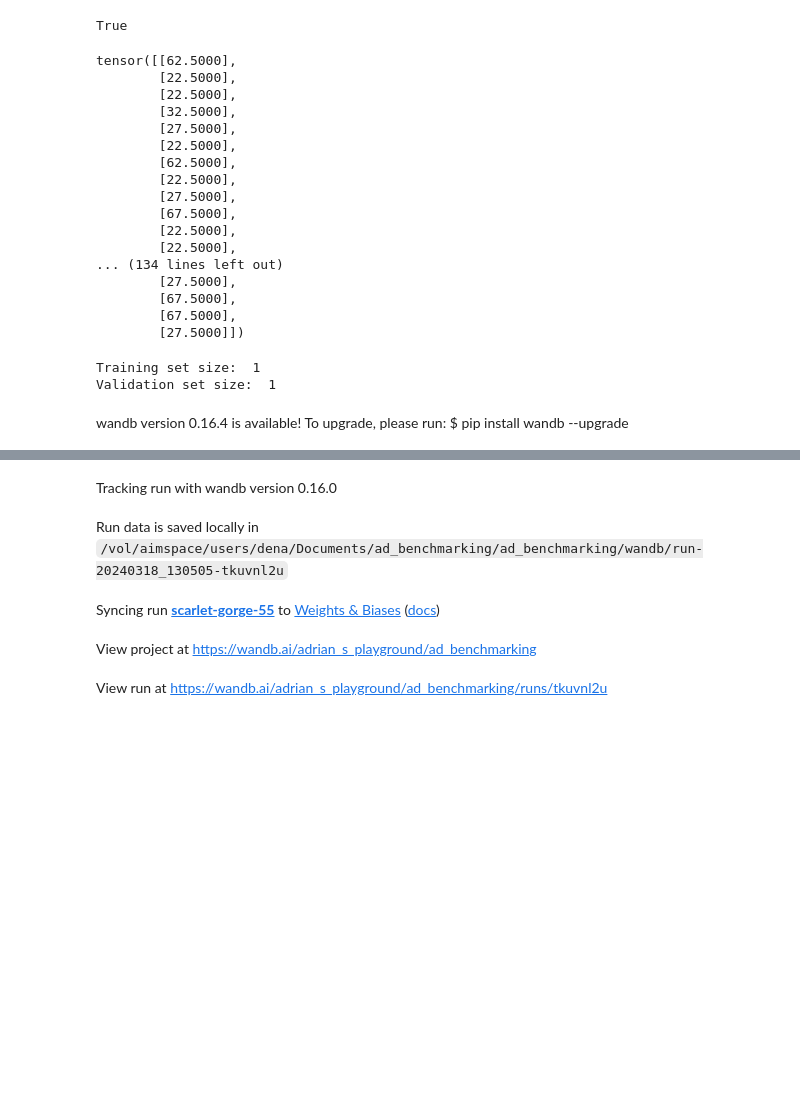
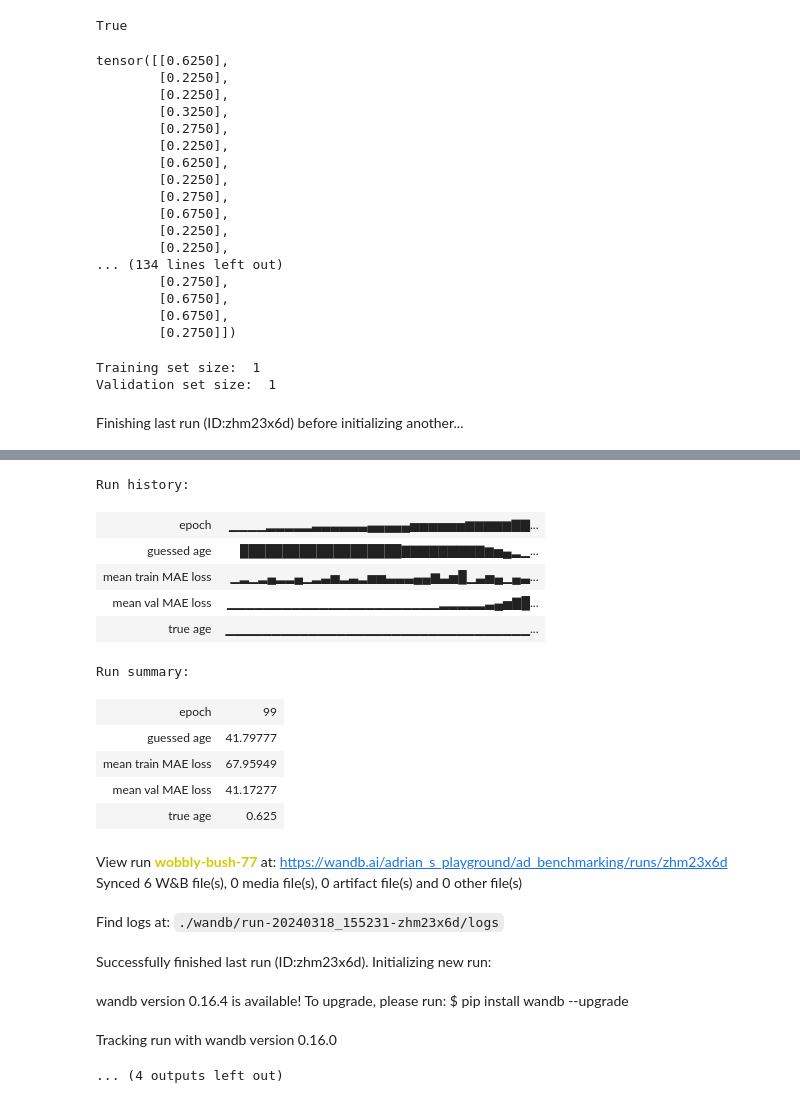
Before and after one commit to ad045/ad_benchmarking, a Jupyter notebook: train_nb.ipynb, the cells around one changed output, grey strips where cells are left out. Drawn from its saved outputs; the diff is of its cells as text; code cells hidden in the pictures; blank space fills up the shorter version.

Commit message:
DeepNet Model works is running, but is unable to learn

```diff
--- a/train_nb.ipynb
+++ b/train_nb.ipynb
@@ -122,18 +122,18 @@ class Namespace:
     def __init__(self, **kwargs):
         self.__dict__.update(kwargs)
 # %%
-args = Namespace(batch_size=64,
-    epochs=200,
+args = Namespace(batch_size=16,
+    epochs=100,
     acum_iter=1,
-    model='first_shallow_conv_net_regression', #shallow_conv_net',  # deep_conv_net, simple_classifier
+    model='deep_conv_net', #first_shallow_conv_net_regression', #shallow_conv_net',  # deep_conv_net, simple_classifier
     input_channels=1,
     input_electrodes=61,
-    time_steps=100,
+    time_steps=210,
     optimizer='adamw', #'adam_w',
     criterion='mse',
-    lr=0.012,
-    patience=100,
-    sufficient_accuracy=0.001, #-np.inf,
+    lr=0.1,
+    patience=1000,
+    sufficient_accuracy=1, #-np.inf,
     max_delta=0,
     data_path='/vol/aimspace/users/dena/Documents/mae/data/lemon/data_raw_train.pt',
     # Classification
@@ -156,25 +156,25 @@ args = Namespace(batch_size=64,
 # Validation set size:  1
 # %%
 X = torch.load(args.labels_path, map_location=torch.device('cpu')) # load to ram
-X
+X/100
 # %% [output]
-tensor([[62.5000],
-        [22.5000],
-        [22.5000],
-        [32.5000],
-        [27.5000],
-        [22.5000],
-        [62.5000],
-        [22.5000],
-        [27.5000],
-        [67.5000],
-        [22.5000],
-        [22.5000],
+tensor([[0.6250],
+        [0.2250],
+        [0.2250],
+        [0.3250],
+        [0.2750],
+        [0.2250],
+        [0.6250],
+        [0.2250],
+        [0.2750],
+        [0.6750],
+        [0.2250],
+        [0.2250],
 ... (134 lines left out)
-        [27.5000],
-        [67.5000],
-        [67.5000],
-        [27.5000]])
+        [0.2750],
+        [0.6750],
+        [0.6750],
+        [0.2750]])
 # %%
 # print('job dir: {}'.format(os.path.dirname(os.path.realpath(__file__))))
 # print("{}".format(args).replace(', ', ',\n'))
@@ -187,10 +187,10 @@ torch.manual_seed(seed)
 np.random.seed(seed)
 
 dataset_train = dataset.EEGDataset(data_path=args.data_path, labels_path=args.labels_path,
-                            train=True, number_samples=args.number_samples, length_samples=args.time_steps,
+                            train=True, number_samples=args.number_samples, length_samples=args.time_steps, scaled=True,
                             args=args)
 dataset_val = dataset.EEGDataset(data_path=args.data_path, labels_path=args.labels_path,
-                            train=True, number_samples=args.number_samples, length_samples=args.time_steps,
+                            train=True, number_samples=args.number_samples, length_samples=args.time_steps, scaled=True,
                             args=args)
 
 print("Training set size: ", len(dataset_train))
@@ -261,4 +261,4 @@ else:
 # %% [output]
 Training set size:  1
 Validation set size:  1
-wandb version 0.16.4 is available! To upgrade, please run: $ pip install wandb --upgrade
+Finishing last run (ID:zhm23x6d) before initializing another...
@@ -265,5 +266,19 @@ wandb version 0.16.4 is available! To upgrade, please run: $ pip install wandb -
+Run history:
+| epoch | ▁▁▁▁▂▂▂▂▂▃▃▃▃▃▃▄▄▄▄▄▅▅▅▅▅▅▆▆▆▆▆▇▇... |
+| guessed age | ███████████████████▇▇▇▇▇▇▇▇▇▆▅▄▂▁... |
+| mean train MAE loss | ▁▂▁▂▄▂▂▄▁▂▃▅▂▃▂▅▅▃▃▃▄▄▆▃▅█▁▃▅▄▁▄▃... |
+| mean val MAE loss | ▁▁▁▁▁▁▁▁▁▁▁▁▁▁▁▁▁▁▁▁▁▁▁▂▂▂▂▂▃▄▅▇█... |
+| true age | ▁▁▁▁▁▁▁▁▁▁▁▁▁▁▁▁▁▁▁▁▁▁▁▁▁▁▁▁▁▁▁▁▁... |
+Run summary:
+| epoch | 99 |
+| guessed age | 41.79777 |
+| mean train MAE loss | 67.95949 |
+| mean val MAE loss | 41.17277 |
+| true age | 0.625 |
-Tracking run with wandb version 0.16.0
+View run wobbly-bush-77 at: https://wandb.ai/adrian_s_playground/ad_benchmarking/runs/zhm23x6d
+Synced 6 W&B file(s), 0 media file(s), 0 artifact file(s) and 0 other file(s)
-Run data is saved locally in /vol/aimspace/users/dena/Documents/ad_benchmarking/ad_benchmarking/wandb/run-20240318_130505-tkuvnl2u
+Find logs at: ./wandb/run-20240318_155231-zhm23x6d/logs
-Syncing run scarlet-gorge-55 to Weights & Biases (docs)
+Successfully finished last run (ID:zhm23x6d). Initializing new run:
-View project at https://wandb.ai/adrian_s_playground/ad_benchmarking
+wandb version 0.16.4 is available! To upgrade, please run: $ pip install wandb --upgrade
-View run at https://wandb.ai/adrian_s_playground/ad_benchmarking/runs/tkuvnl2u
+Tracking run with wandb version 0.16.0
+... (4 outputs left out)
```
Also changed, not shown: parts of 9 cells of this notebook, 8 other files.
